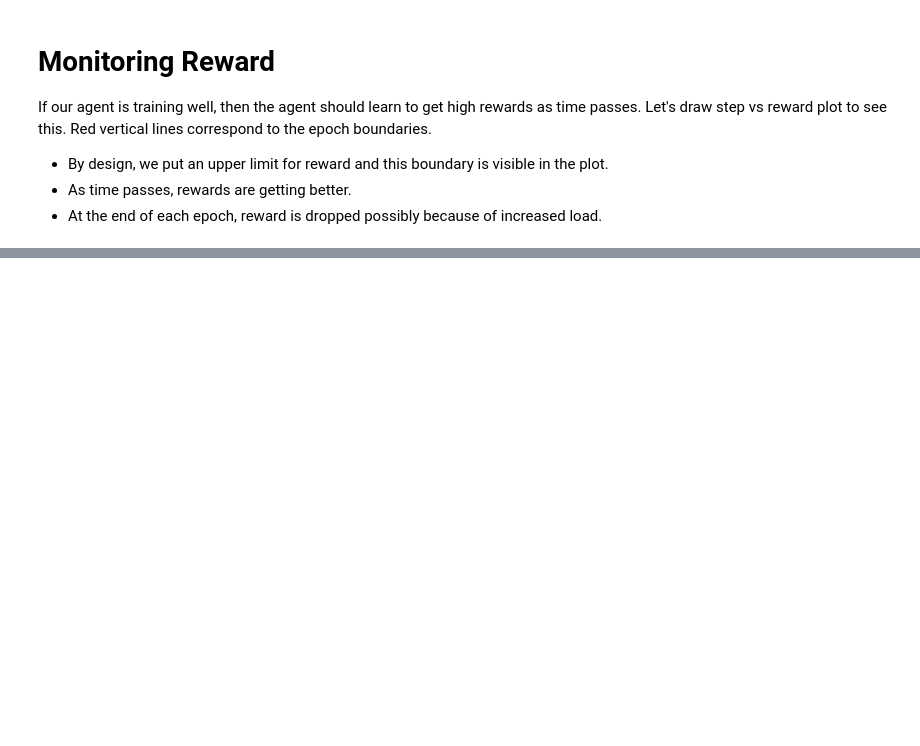
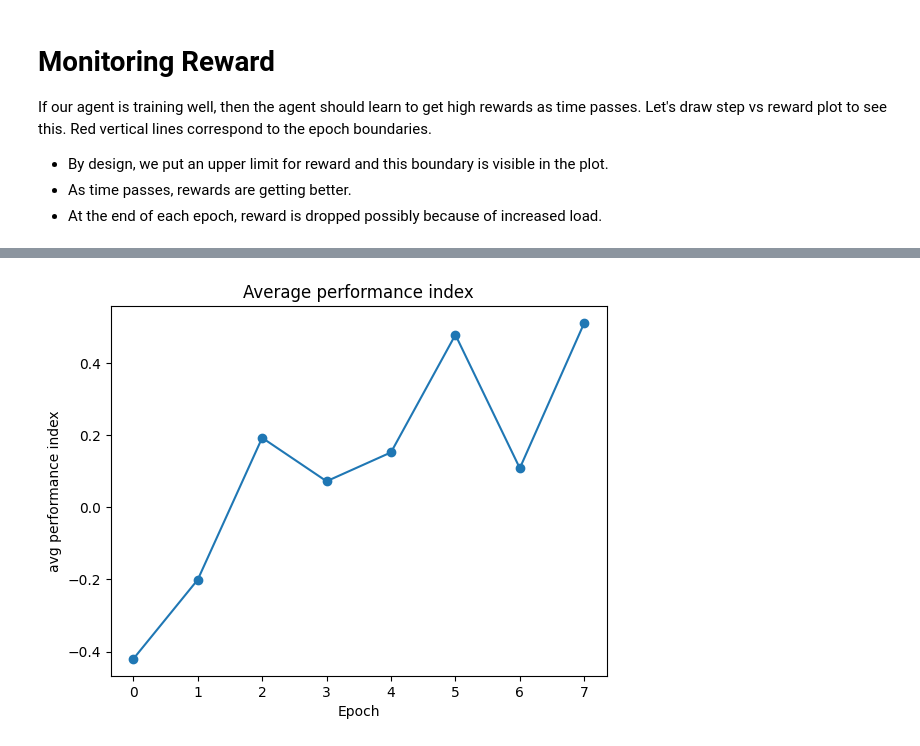
Before and after one commit to app2scale/agent, a Jupyter notebook: server_client_v2/visualize_results.ipynb, the cells around one changed output, grey strips where cells are left out. Drawn from its saved outputs; the diff is of its cells as text; code cells hidden in the pictures; blank space fills up the shorter version.

```diff
--- a/server_client_v2/visualize_results.ipynb
+++ b/server_client_v2/visualize_results.ipynb
@@ -121,0 +142,11 @@ plt.show()
+# %%
+data['performance_index'] = data['performance'].apply(np.sign)
+tmp_df = data.groupby('epoch').agg({'performance_index':'mean'}).reset_index()
+plt.plot(tmp_df['epoch'],tmp_df['performance_index'],'o-')
+plt.xlabel('Epoch')
+plt.ylabel('avg performance index')
+plt.yscale('linear')
+plt.title('Average performance index')
+plt.show()
+# %% [output]
+[figure, added]
```
Also changed, not shown: parts of 7 cells of this notebook.
